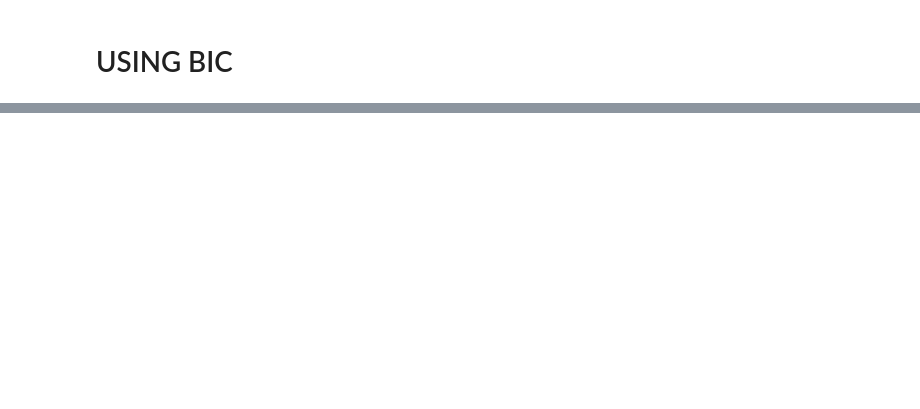
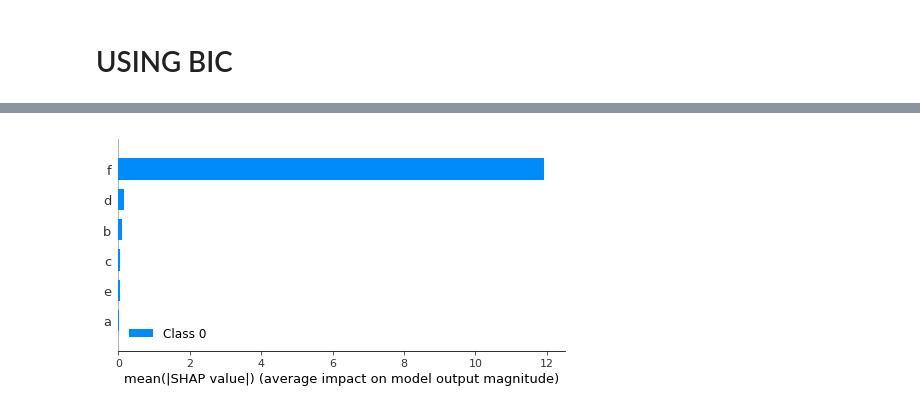
Before and after one commit to aligharari96/causality, a Jupyter notebook: src/CausalAssurance-BIC-Graph2.ipynb, the cells around one changed output, grey strips where cells are left out. Drawn from its saved outputs; the diff is of its cells as text; code cells hidden in the pictures; blank space fills up the shorter version.

```diff
--- a/src/CausalAssurance-BIC-Graph2.ipynb
+++ b/src/CausalAssurance-BIC-Graph2.ipynb
@@ -344,7 +316,7 @@ for m in means:
 # USING BIC
 # %%
 #the number of times to sample
-times = 5
+times = 2
 
 ## the size of the test set
 
@@ -359,7 +331,7 @@ fold = 0
 from pycausal import prior as p
 def get_bic(df, prior):
 
-    tetrad.run(algoId = 'gfci', dfs = df,  scoreId = 'sem-bic-deterministic', dataType = 'continuous',
+    tetrad.run(algoId = 'fges', dfs = df,  scoreId = 'sem-bic-deterministic', dataType = 'continuous',
                structurePrior = 1.0, samplePrior = 1, maxDegree = -1, maxPathLength = -1, priorKnowledge = prior,
                completeRuleSetUsed = False, faithfulnessAssumed = True, verbose = True,
                penaltyDiscount = 200
@@ -370,7 +342,7 @@ def get_bic(df, prior):
 import itertools
 def get_pairs(lst):
     a = set()
-    for i in itertools.combinations(lst,2):
+    for i in itertools.permutations(lst,2):
         a.add(i)
     return a
 
@@ -382,13 +354,11 @@ prior = p.knowledge(requiredirect =  list(map(list, forced_conx)),
                        )
 
 
-
-
 for t in range(times):
     print("Times = ", t)
     df_test = gen_data(SIZE = nb_test)
-    x_test = df_test[['a', 'b', 'c', 'd', 'e', 'f']].values
-    y_test = df_test['g'].values
+    x_test = df_test[inputs].values
+    y_test = df_test[target].values
     bic_orig = get_bic(df_test,prior)
 
     for idx, model_name in enumerate(model_names):
@@ -397,8 +367,8 @@ for t in range(times):
             model = load_model(model_name)
         else:
             model = models[idx]
-        test_df = pd.DataFrame(x_test, columns = ['a', 'b', 'c', 'd', 'e', 'f'])
-        test_targets = pd.DataFrame(model.predict(x_test), columns = ['g'])
+        test_df = pd.DataFrame(x_test, columns = inputs)
+        test_targets = pd.DataFrame(model.predict(x_test), columns = target)
         test_df = test_df.join(test_targets)
 
         mean[idx][t] = mean_squared_error(y_test, model.predict(x_test))
@@ -586,0 +638,17 @@ pearsonr(METRIC,AUS)[0]
+# %%
+import shap
+shap.initjs()
+def get_shap(df, samples)
+    x_train = df[inputs]
+    explainer_shap = shap.DeepExplainer(model=model, data=x_train)
+    shap_values = explainer_shap.shap_values(X=x_train.values[:samples],ranked_outputs = True)
+    shap.summary_plot(shap_values[0], x_train.values[:samples], feature_names = x_train.columns)
+    l = []
+    for f, feat in enumerate(inputs):
+        tot = 0
+        for i in shap_values[0]:
+            for j in i:
+                tot += np.abs(j[f])
+        l.append(tot/samples)
+    return l
+# %% [output]
@@ -586,0 +656 @@ pearsonr(METRIC,AUS)[0]
+[figure, added]
```
Also changed, not shown: parts of 11 cells of this notebook, 2 other files.
